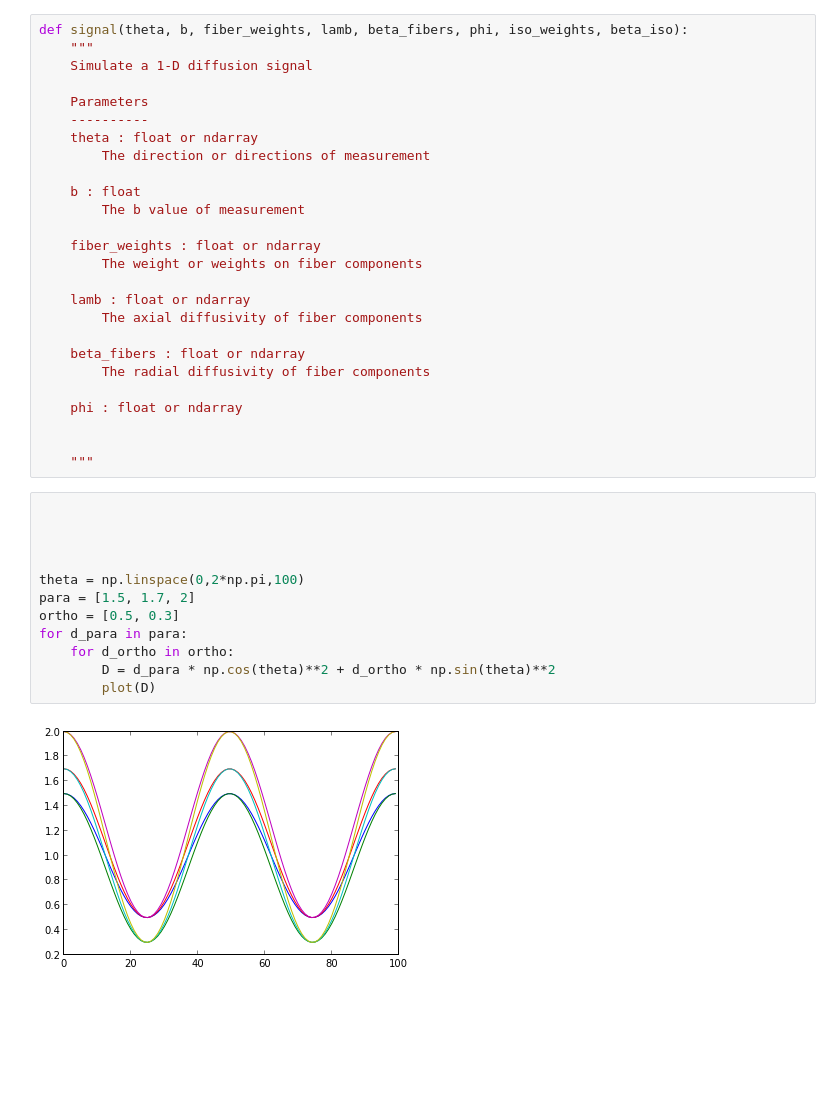
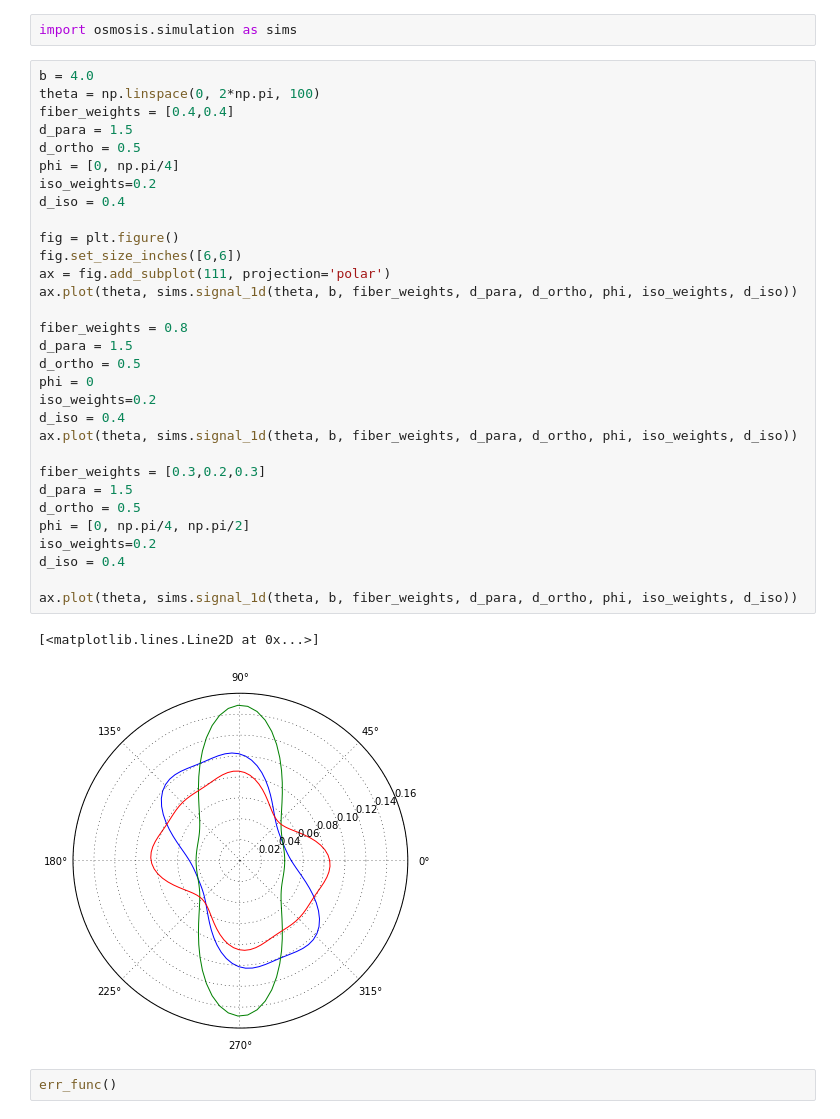
Before and after one commit to arokem/osmosis, a Jupyter notebook: osmosis/ipynb/1D_diffusion.ipynb, the cells around one changed output. Saved outputs shown, nothing was run; the diff lists cells and outputs as text; blank space fills up the shorter version.

Commit message:
Some more experiments with 1D diffusion.

```diff
--- a/osmosis/ipynb/1D_diffusion.ipynb
+++ b/osmosis/ipynb/1D_diffusion.ipynb
@@ -15,42 +15,40 @@ This can be re-written more compactly as:
 
 Where $\alpha_i = \lambda_i - \beta_i$ and $c_i = f_i e^{-b\beta_i}$
-# %%
-def signal(theta, b, fiber_weights, lamb, beta_fibers, phi, iso_weights, beta_iso):
-    """
-    Simulate a 1-D diffusion signal
-
-    Parameters
-    ----------
-    theta : float or ndarray
-        The direction or directions of measurement
-
-    b : float
-        The b value of measurement
-
-    fiber_weights : float or ndarray
-        The weight or weights on fiber components
-
-    lamb : float or ndarray
-        The axial diffusivity of fiber components
-
-    beta_fibers : float or ndarray
-        The radial diffusivity of fiber components
-
-    phi : float or ndarray
-
-
-    """
-# %%
-
-
-
-
-theta = np.linspace(0,2*np.pi,100)
-para = [1.5, 1.7, 2]
-ortho = [0.5, 0.3]
-for d_para in para:
-    for d_ortho in ortho:
-        D = d_para * np.cos(theta)**2 + d_ortho * np.sin(theta)**2
-        plot(D)
-# %% [output]
-[figure, removed]
+# %%
+import osmosis.simulation as sims
+# %%
+b = 4.0
+theta = np.linspace(0, 2*np.pi, 100)
+fiber_weights = [0.4,0.4]
+d_para = 1.5
+d_ortho = 0.5
+phi = [0, np.pi/4]
+iso_weights=0.2
+d_iso = 0.4
+
+fig = plt.figure()
+fig.set_size_inches([6,6])
+ax = fig.add_subplot(111, projection='polar')
+ax.plot(theta, sims.signal_1d(theta, b, fiber_weights, d_para, d_ortho, phi, iso_weights, d_iso))
+
+fiber_weights = 0.8
+d_para = 1.5
+d_ortho = 0.5
+phi = 0
+iso_weights=0.2
+d_iso = 0.4
+ax.plot(theta, sims.signal_1d(theta, b, fiber_weights, d_para, d_ortho, phi, iso_weights, d_iso))
+
+fiber_weights = [0.3,0.2,0.3]
+d_para = 1.5
+d_ortho = 0.5
+phi = [0, np.pi/4, np.pi/2]
+iso_weights=0.2
+d_iso = 0.4
+
+ax.plot(theta, sims.signal_1d(theta, b, fiber_weights, d_para, d_ortho, phi, iso_weights, d_iso))
+# %% [output]
+[<matplotlib.lines.Line2D at 0x...>]
+[figure, added]
+# %%
+err_func()
```
Also changed, not shown: parts of 1 cell of this notebook.
